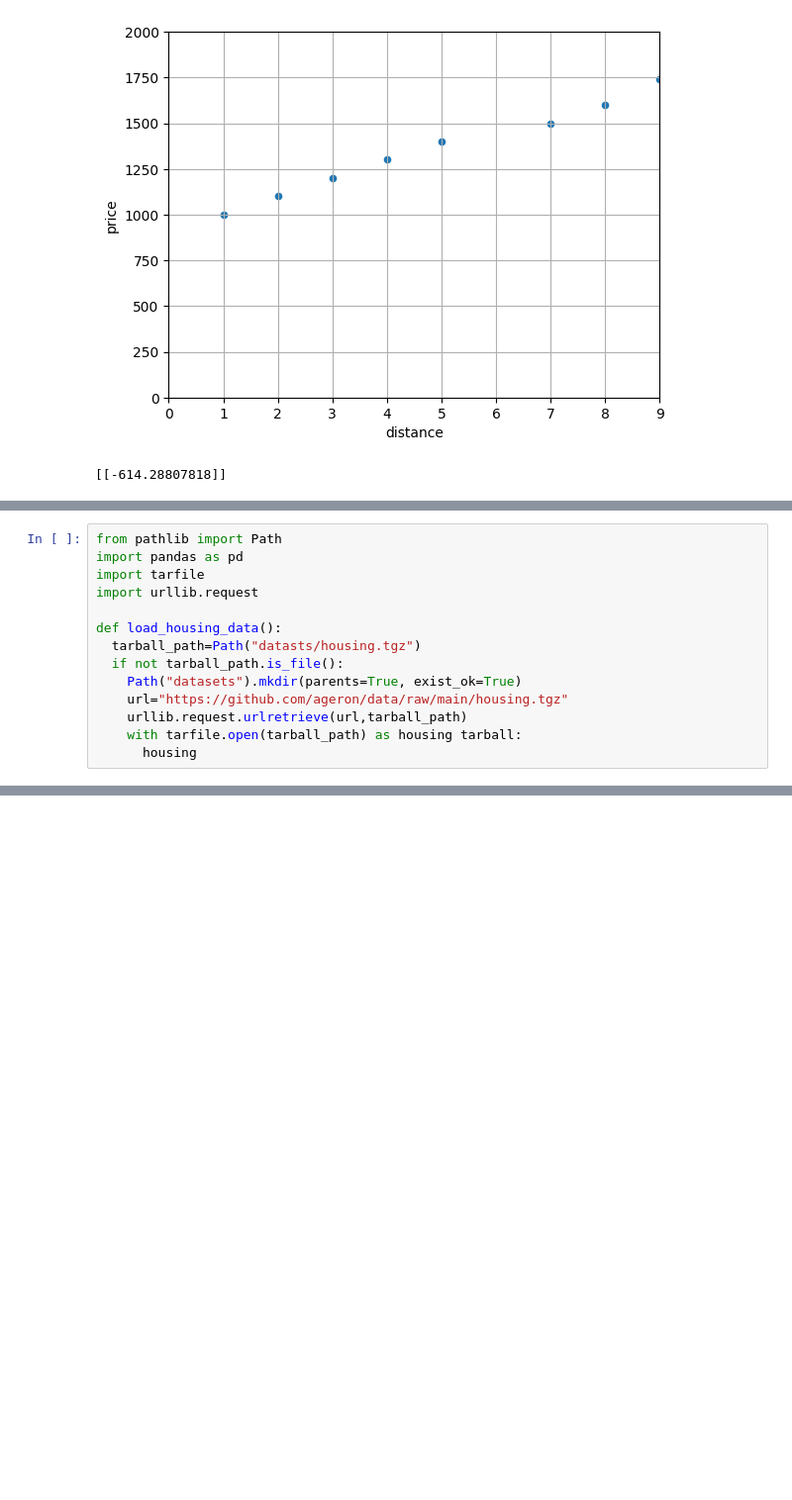
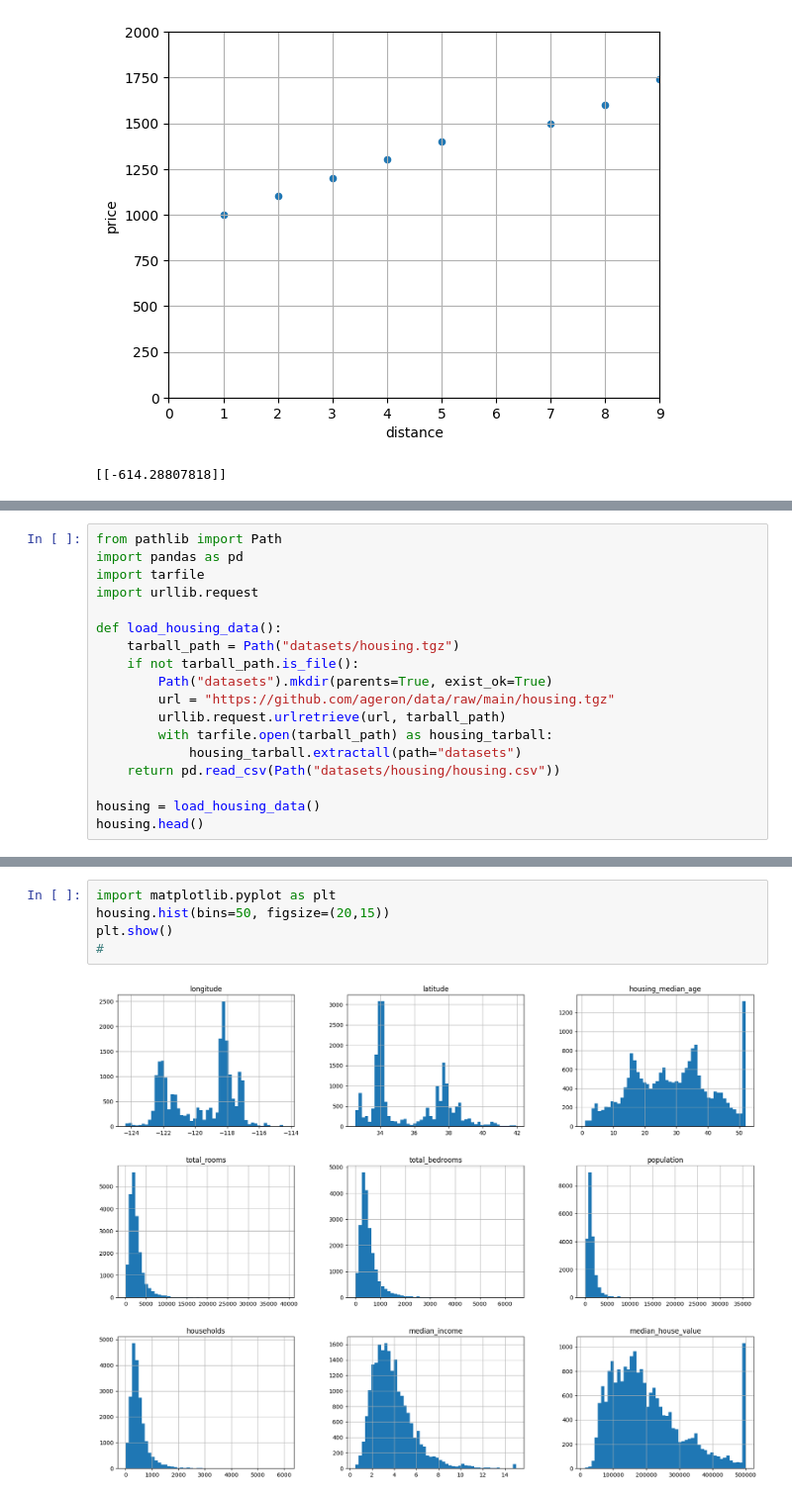
Before and after one commit to heetae0301/2025-1-myclass-BDA, a Jupyter notebook: 기계학습.ipynb, the cells around one changed output, grey strips where cells are left out. Shown at 99% size. Cells and saved outputs as stored; diff of their text form; blank space fills up the shorter version.

```diff
--- a/기계학습.ipynb
+++ b/기계학습.ipynb
@@ -100,10 +111,14 @@ import tarfile
 import urllib.request
 
 def load_housing_data():
-  tarball_path=Path("datasts/housing.tgz")
-  if not tarball_path.is_file():
-    Path("datasets").mkdir(parents=True, exist_ok=True)
-    url="https://github.com/ageron/data/raw/main/housing.tgz"
-    urllib.request.urlretrieve(url,tarball_path)
-    with tarfile.open(tarball_path) as housing tarball:
-      housing
+    tarball_path = Path("datasets/housing.tgz")
+    if not tarball_path.is_file():
+        Path("datasets").mkdir(parents=True, exist_ok=True)
+        url = "https://github.com/ageron/data/raw/main/housing.tgz"
+        urllib.request.urlretrieve(url, tarball_path)
+        with tarfile.open(tarball_path) as housing_tarball:
+            housing_tarball.extractall(path="datasets")
+    return pd.read_csv(Path("datasets/housing/housing.csv"))
+
+housing = load_housing_data()
+housing.head()
@@ -109,0 +175,7 @@ def load_housing_data():
+# %%
+import matplotlib.pyplot as plt
+housing.hist(bins=50, figsize=(20,15))
+plt.show()
+#
+# %% [output]
+[figure, added]
```
Also changed, not shown: parts of 31 cells of this notebook.
